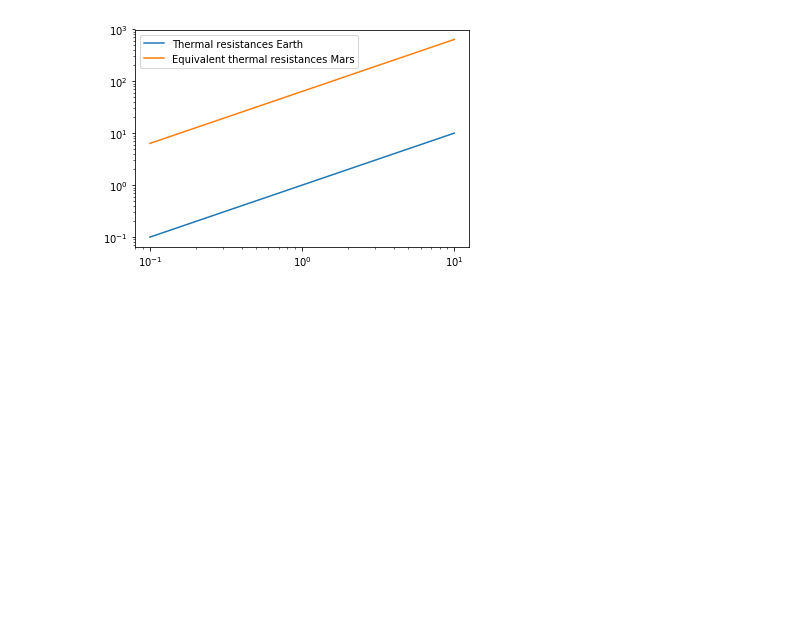
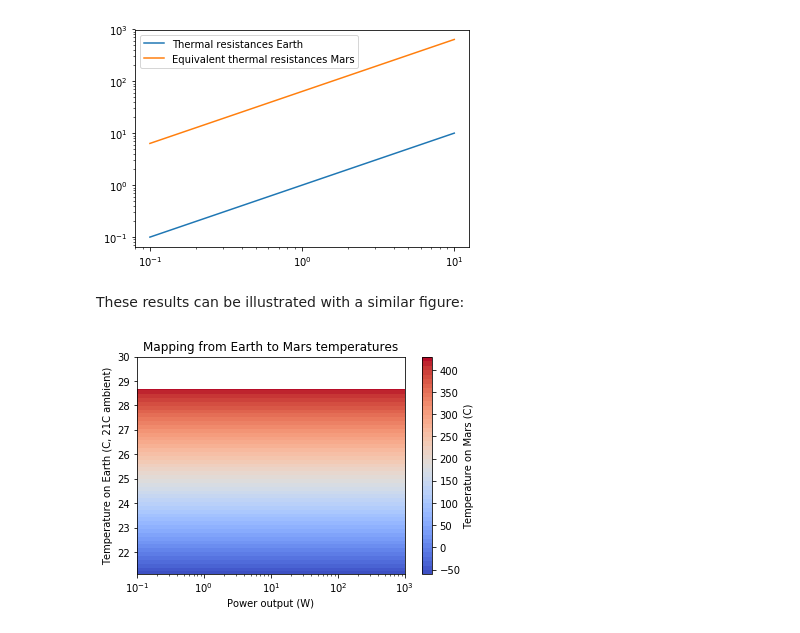
Before and after one commit to smross106/Syrtis, a Jupyter notebook: tools/0D_scaling.ipynb, the cells around one changed output. Drawn from its saved outputs; the diff is of its cells as text; code cells hidden in the pictures; blank space fills up the shorter version.

```diff
--- a/tools/0D_scaling.ipynb
+++ b/tools/0D_scaling.ipynb
@@ -153,3 +154,33 @@ plt.legend()
 plt.show()
 # %% [output]
 [figure]
+# %% [markdown]
+These results can be illustrated with a similar figure:
+# %%
+powers = np.logspace(-1, 3, 4*10)
+earth_temps = np.linspace(21.1, 30, 128)
+mars_temps = np.zeros((earth_temps.size, powers.size))
+
+for power_index, power in enumerate(powers):
+    for earth_temp_index, earth_temp in enumerate(earth_temps):
+
+        earth_resistance = (earth_temp + 273 - T_amb_earth) / power
+        scaled_resistance = scaled_resistance = scale_k(earth_resistance)
+
+        mars_temp = find_temp(scaled_resistance, power, T_amb_mars)
+
+        if mars_temp > 700:
+            mars_temp = np.nan
+
+        mars_temps[earth_temp_index, power_index] = mars_temp - 273
+# %%
+plt.contourf(powers, earth_temps, mars_temps, cmap="coolwarm", levels=50)
+plt.xscale("log")
+plt.title("Mapping from Earth to Mars temperatures")
+plt.xlabel("Power output (W)")
+plt.ylabel("Temperature on Earth (C, 21C ambient)")
+
+cbar = plt.colorbar()
+cbar.set_label("Temperature on Mars (C)")
+# %% [output]
+[figure, added]
```
Also changed, not shown: parts of 4 cells of this notebook.
